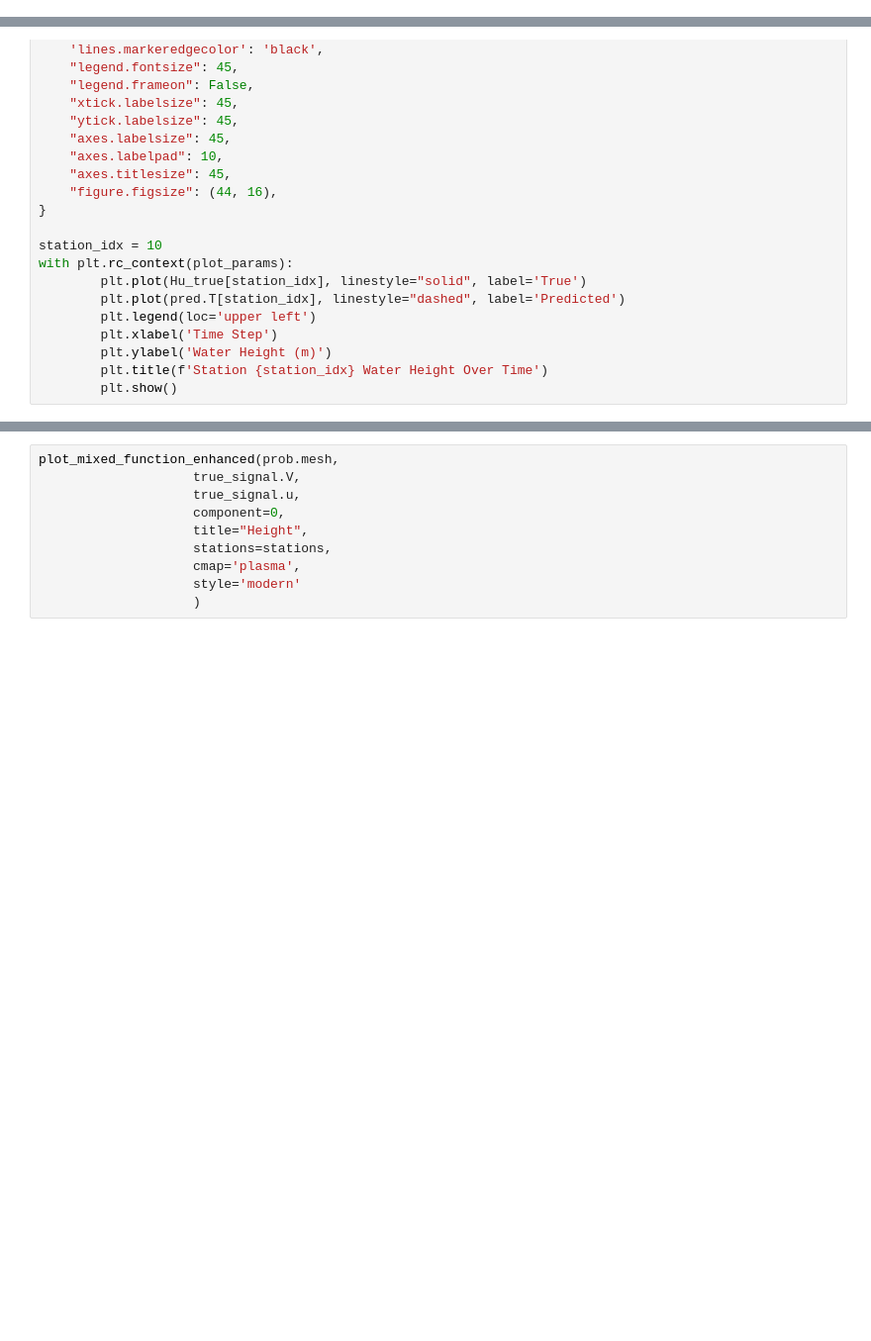
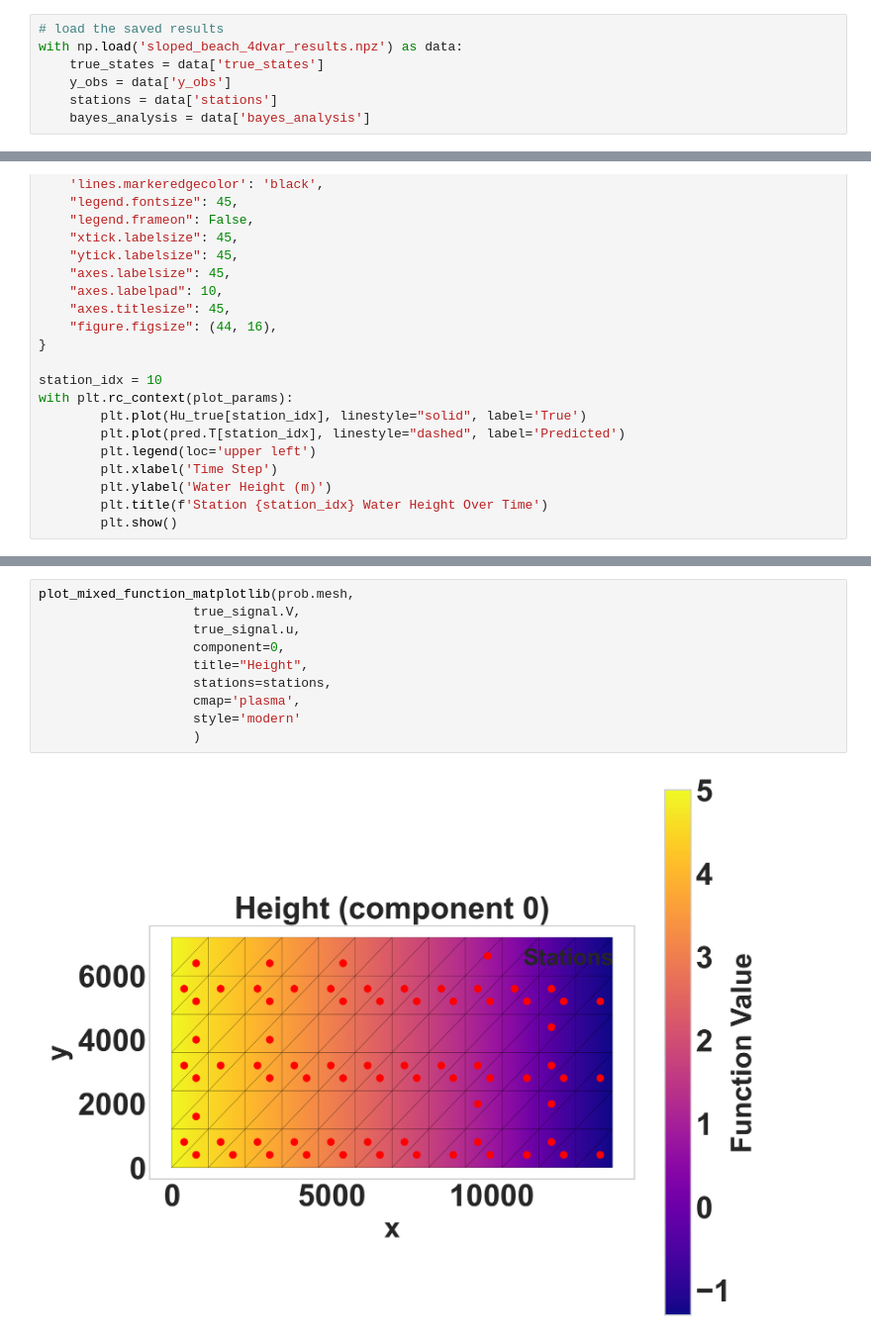
Before and after one commit to rspence821505/SWEMniCS, a Jupyter notebook: examples/sloped_ beach_4dvar.ipynb, the cells around one changed output, grey strips where cells are left out. Shown at 99% size. Drawn from its saved outputs; the diff is of its cells as text; blank space fills up the shorter version.

Commit message:
added matplotlib plots

```diff
--- a/examples/sloped_ beach_4dvar.ipynb
+++ b/examples/sloped_ beach_4dvar.ipynb
@@ -225,0 +299,7 @@ KeyboardInterrupt:
+# %%
+# load the saved results
+with np.load('sloped_beach_4dvar_results.npz') as data:
+    true_states = data['true_states']
+    y_obs = data['y_obs']
+    stations = data['stations']
+    bayes_analysis = data['bayes_analysis']
@@ -576,10 +463,12 @@ def plot_comparison(msh, V, u_list, component=0, titles=None, stations=None, cma
 # %%
-plot_mixed_function_enhanced(prob.mesh,
+plot_mixed_function_matplotlib(prob.mesh,
                     true_signal.V,
                     true_signal.u,
                     component=0,
                     title="Height",
                     stations=stations,
                     cmap='plasma',
                     style='modern'
                     )
+# %% [output]
+[figure, added]
```
Also changed, not shown: parts of 16 cells of this notebook, 8 other files.
